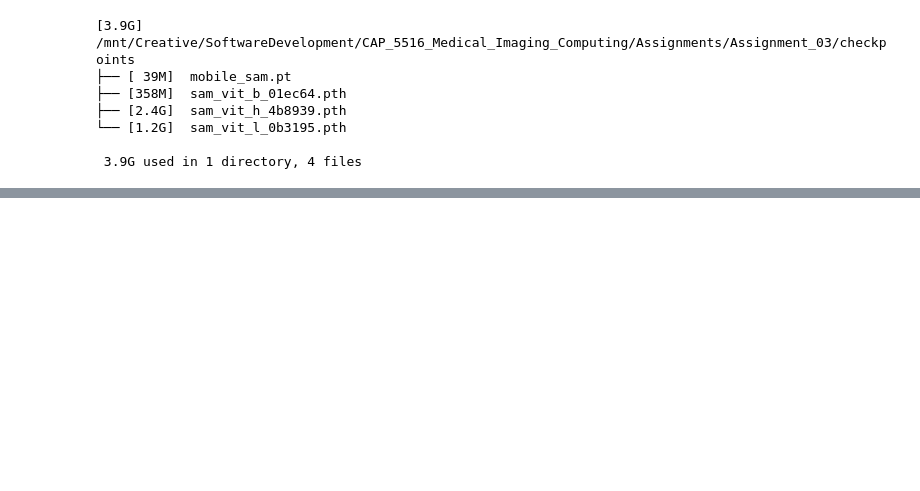
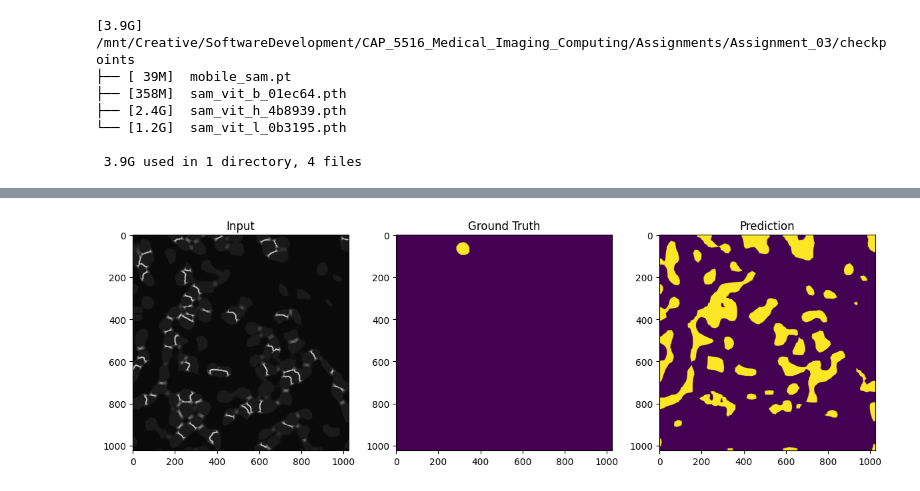
Before and after one commit to lamcnguyen89/CAP_5516_Medical_Imaging_Computing, a Jupyter notebook: Assignments/Assignment_03/CAP5516_Assignment_03.ipynb, the cells around one changed output, grey strips where cells are left out. Cells and saved outputs as stored; diff of their text form; code cells hidden in the pictures; blank space fills up the shorter version.

```diff
--- a/Assignments/Assignment_03/CAP5516_Assignment_03.ipynb
+++ b/Assignments/Assignment_03/CAP5516_Assignment_03.ipynb
@@ -361,9 +464,5 @@ torch.Size([3, 512, 512])
 # %%
-sam_checkpoint = f'{currentDirectory}/checkpoints/mobile_sam.pt'
-model_type = "vit_t" #
-device = "cuda" #cpu,cuda
-
-sam = sam_model_registry[model_type](checkpoint=sam_checkpoint)
-sam.to(device=device)
-mask_generator = SamAutomaticMaskGenerator(sam, points_per_batch=16)
-predictor = SamPredictor(sam)
+from mobile_sam import sam_model_registry
+sam_checkpoint = f"{currentDirectory}/checkpoints/mobile_sam.pt"
+model_type = "vit_t"
+base_model = sam_model_registry[model_type](checkpoint=sam_checkpoint).to(device)
@@ -676,6 +647,3 @@ def compute_pq(preds, targets):
     dice = dice_score(preds, targets)
     iou = iou_score(preds, targets)
     return (dice + iou) / 2
-# %%
-for i in train_loader:
-    print(i)
@@ -711,5 +649,0 @@ fold_size = len(train_loader) // 5
-# %%
-for step,batch in enumerate(train_loader):
-            imgs = batch['image'].to(device)
-            masks = batch['label'].to(device)
-            preds = model(imgs)
@@ -718,17 +682,28 @@ OutOfMemoryError: CUDA out of memory. Tried to allocate 512.00 MiB. GPU 0 has a
 # %%
+
+# Set Fold Size for 5-Fold Cross Validation
+fold_size = len(dataset) // 5
 
 all_dice, all_iou, all_pq = [], [], []
 
-
 for fold in range(5):
-    print(f"\n📂 Fold {fold + 1}")
+    print(f"Fold: {fold + 1}")
     val_start = fold * fold_size
-    val_end = (fold + 1) * fold_size if fold < 4 else len(train_loader)
-    indices = list(range(len(train_loader)))
+    val_end = (fold + 1) * fold_size if fold < 4 else len(dataset)
+    indices = list(range(len(dataset)))
     val_indices = indices[val_start:val_end]
     train_indices = indices[:val_start] + indices[val_end:]
 
+    train_dataset = torch.utils.data.Subset(dataset, train_indices)
+    val_dataset = torch.utils.data.Subset(dataset, val_indices)
 
+    train_loader = DataLoader(train_dataset, batch_size=4, shuffle=True)
+    val_loader = DataLoader(val_dataset, batch_size=4)
+
+    # Re-initialize model (to avoid stacking LoRA adapters)
+    base_model = sam_model_registry[model_type](checkpoint=sam_checkpoint).to(device)
+    lora_model = get_peft_model(base_model, lora_config)
+    model = SAMWithDecoder(lora_model).to(device)
 
     optimizer = optim.Adam(model.parameters(), lr=1e-4)
     dice_loss = DiceLoss(mode='binary')
@@ -737,23 +712,17 @@ for fold in range(5):
     for epoch in range(10):
         model.train()
         total_loss = 0
-        for step, batch in enumerate(train_loader):
-
-
-            imgs = batch['image'].to(device)
-            masks = batch['label'].to(device)
-
+        for step, (imgs, masks) in enumerate(train_loader):
+            imgs, masks = imgs.to(device), masks.to(device)
 
             if masks.sum() == 0:
-                continue  # ⛔ Skip batches with all-zero masks
+                continue
 
             preds = model(imgs)
             preds = F.interpolate(preds, size=masks.shape[1:], mode='bilinear', align_corners=False)
 
             foreground_logits = preds[:, 1, :, :]
-            pos_weight = torch.tensor(20.0).to(device)  # 🔧 Adjust this if needed
-
-
+            pos_weight = torch.tensor(20.0).to(device)
 
             bce_loss = F.binary_cross_entropy_with_logits(foreground_logits, masks.float(), pos_weight=pos_weight)
             loss = dice_loss(torch.sigmoid(foreground_logits), masks.float()) + bce_loss
@@ -763,27 +732,21 @@ for fold in range(5):
             optimizer.step()
             total_loss += loss.item()
 
-
-        print(f"✅ Epoch {epoch + 1} done. Avg Loss: {total_loss / len(train_loader):.4f}")
+        print(f"Epoch: {epoch + 1} Completed. \n Avg Loss: {total_loss / len(train_loader):.4f} \n")
 
 
     # Validation loop
     model.eval()
     all_preds, all_masks = [], []
     with torch.no_grad():
-        for batch in valid_loader:
-
-            imgs = batch['image'].to(device)
-            imgs.size()
-            masks = batch['label'].to(device)
-            masks.size()
-
+        for imgs, masks in val_loader:
+            imgs, masks = imgs.to(device), masks.to(device)
             preds = model(imgs)
             preds = F.interpolate(preds, size=masks.shape[1:], mode='bilinear', align_corners=False)
 
             foreground_probs = torch.sigmoid(preds[:, 1, :, :])
-            # preds = (foreground_probs > 0.3).long()  # ⬅️ Lowered threshold
-            preds = (foreground_probs > 0.1).long()  # Try 0.1 or even 0.05
+
+            preds = (foreground_probs > 0.1).long()
 
 
             all_preds.append(preds.cpu().numpy())
@@ -792,9 +755,9 @@ for fold in range(5):
     all_preds = np.concatenate(all_preds)
     all_masks = np.concatenate(all_masks)
 
-    # ⚠️ Check class imbalance
-    print(f"🔍 Fold {fold + 1} mask foreground ratio: {all_masks.sum() / all_masks.size:.6f}")
-    print(f"🔍 Fold {fold + 1} pred foreground ratio: {all_preds.sum() / all_preds.size:.6f}")
+    #
+    print(f"Fold: {fold + 1} Mask foreground ratio: {all_masks.sum() / all_masks.size:.6f}")
+    print(f"Fold: {fold + 1} Prediction foreground ratio: {all_preds.sum() / all_preds.size:.6f}")
 
     d = dice_score(all_preds, all_masks)
     i = iou_score(all_preds, all_masks)
@@ -803,7 +766,7 @@ for fold in range(5):
     all_iou.append(i)
     all_pq.append(pq)
 
-    print(f"📊 Fold {fold + 1} Dice: {d:.4f} | IoU: {i:.4f} | PQ: {pq:.4f}")
+    print(f"Fold: {fold + 1} Dice Score: {d:.4f} | IoU Score: {i:.4f} | PQ Score: {pq:.4f}")
 
     # Visualize predictions
     imgs = imgs.cpu().numpy()
@@ -818,6 +781,6 @@ for fold in range(5):
     plt.show()
 
 # Final report
-print("\n📈 Final Results (5-Fold Avg):")
-print(f"Dice: {np.mean(all_dice):.4f} | IoU: {np.mean(all_iou):.4f} | PQ: {np.mean(all_pq):.4f}")
+print("\n Results (5-Fold Avg):")
+print(f"Dice Score: {np.mean(all_dice):.4f} | IoU Score: {np.mean(all_iou):.4f} | PQ Score: {np.mean(all_pq):.4f}")
 # %% [output]
@@ -825,0 +805 @@ ValueError: Input and output must have the same number of spatial dimensions, bu
+[figure, added]
```
Also changed, not shown: parts of 74 cells of this notebook, 5 other files.
